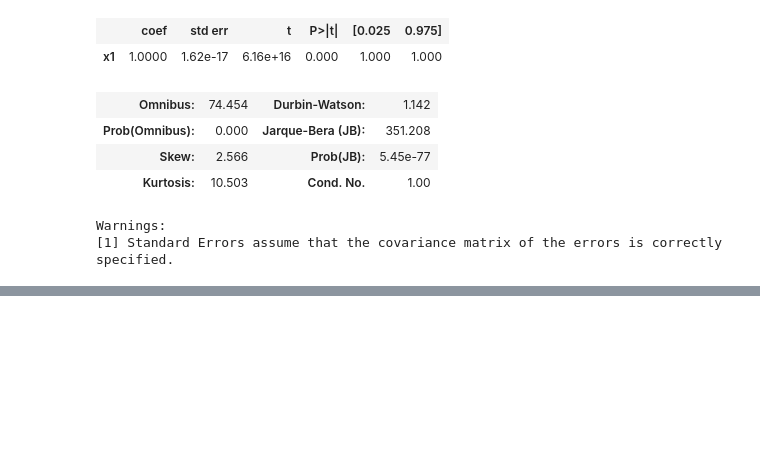
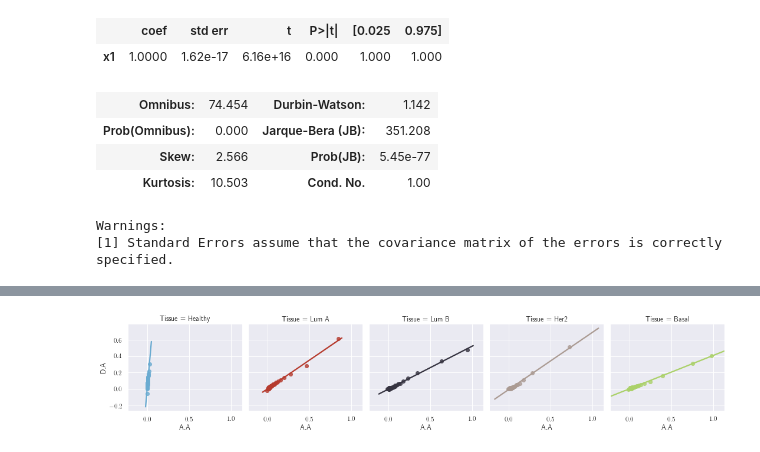
Before and after one commit to rodogi/cdana, a Jupyter notebook: Results_2.ipynb, the cells around one changed output, grey strips where cells are left out. Drawn from its saved outputs; the diff is of its cells as text; code cells hidden in the pictures; blank space fills up the shorter version.

```diff
--- a/Results_2.ipynb
+++ b/Results_2.ipynb
@@ -238,0 +282,7 @@ Warnings:
+# %%
+g = sns.FacetGrid(df, col="Tissue", hue="Tissue",
+                 hue_order=hue_order, sharex=True, sharey="row", palette=pal)
+g.map(sns.regplot, 'A.A', 'D.A', ci=None)
+g.savefig(join(FIG, 'regplot_DA_AA.png'), dpi=300)
+# %% [output]
+[figure, added]
```
Also changed, not shown: parts of 10 cells of this notebook, 8 other files.
